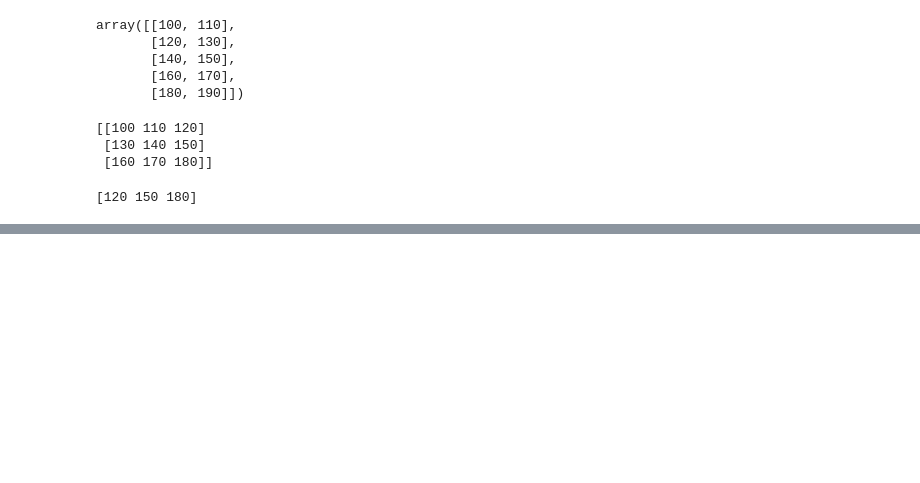
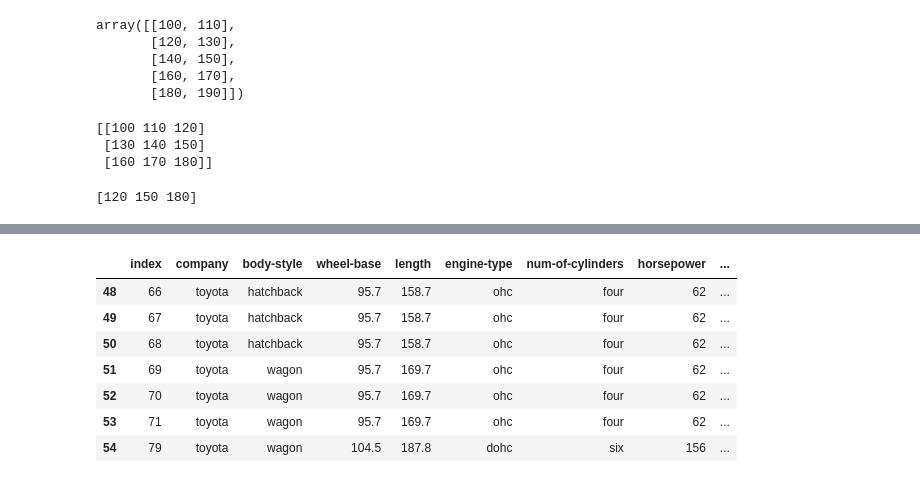
Before and after one commit to JesicaLP84/Python, a Jupyter notebook: 10. Pandas/Ejercicio_repaso_Numpy_y_Pandas/Ejercicios repaso Numpy y Pandas.ipynb, the cells around one changed output, grey strips where cells are left out. Cells and saved outputs as stored; diff of their text form; code cells hidden in the pictures; blank space fills up the shorter version.

```diff
--- a/10. Pandas/Ejercicio_repaso_Numpy_y_Pandas/Ejercicios repaso Numpy y Pandas.ipynb
+++ b/10. Pandas/Ejercicio_repaso_Numpy_y_Pandas/Ejercicios repaso Numpy y Pandas.ipynb
@@ -52,4 +148,17 @@ AttributeError: 'numpy.ndarray' object has no attribute 'iloc'
 # %%
 #12. Muestra todos los coches de Toyota
+
+df_toyota = read_car.loc[:,'company'] == 'toyota'
+car_toyota = read_car.loc[df_toyota]
+car_toyota
+# %% [output]
+|  | index | company | body-style | wheel-base | length | engine-type | num-of-cylinders | horsepower | ... |
+| 48 | 66 | toyota | hatchback | 95.7 | 158.7 | ohc | four | 62 | ... |
+| 49 | 67 | toyota | hatchback | 95.7 | 158.7 | ohc | four | 62 | ... |
+| 50 | 68 | toyota | hatchback | 95.7 | 158.7 | ohc | four | 62 | ... |
+| 51 | 69 | toyota | wagon | 95.7 | 169.7 | ohc | four | 62 | ... |
+| 52 | 70 | toyota | wagon | 95.7 | 169.7 | ohc | four | 62 | ... |
+| 53 | 71 | toyota | wagon | 95.7 | 169.7 | ohc | four | 62 | ... |
+| 54 | 79 | toyota | wagon | 104.5 | 187.8 | dohc | six | 156 | ... |
 # %%
 #13. Muestra cuántos coches tiene cada compañía
```
Also changed, not shown: parts of 12 cells of this notebook, 5 other files.
